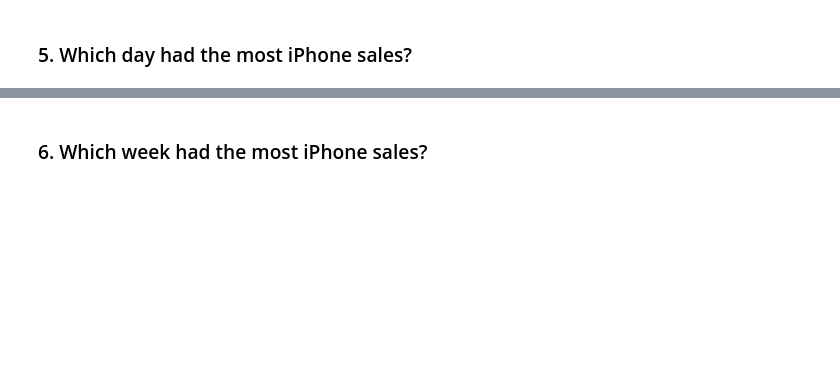
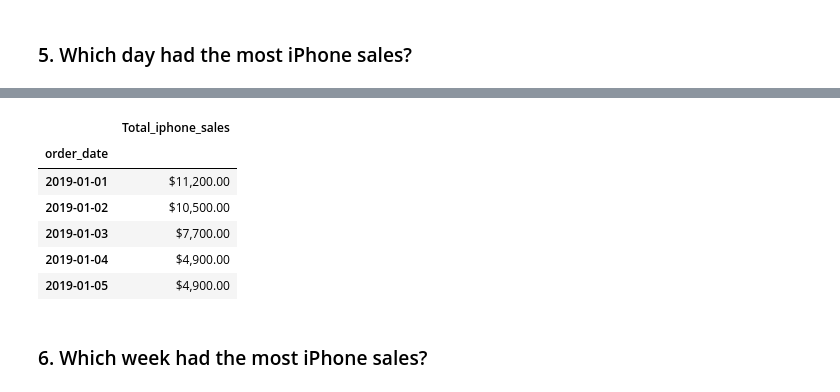
Before and after one commit to kidushaftom/athletic-sales-analysis, a Jupyter notebook: sales_data_starter_code.ipynb, the cells around one changed output, grey strips where cells are left out. Cells and saved outputs as stored; diff of their text form; code cells hidden in the pictures; blank space fills up the shorter version.

```diff
--- a/sales_data_starter_code.ipynb
+++ b/sales_data_starter_code.ipynb
@@ -260,12 +441,26 @@ sales_iphone_pivot.head()
 # %%
 # Resample the pivot table into daily bins
 daily_iphone_sales = sales_iphone_pivot.resample('D')
 
 # aggrigate to daily sales
-daily_total_sales  = daily_iphone_sales.sum()
+daily_total_sales_iphone  = daily_iphone_sales.sum()
+
+#Sort
+daily_total_sales_iphone.sort_values('Total_iphone_sales',ascending= False)
+
+#Format
+daily_total_sales_iphone['Total_iphone_sales'] = daily_total_sales_iphone['Total_iphone_sales'].map('${:,.2f}'.format)
 
 #top 5
-daily_total_sales.sort_values('Total_sales',ascending= False).head()
+daily_total_sales_iphone.head()
+# %% [output]
+|  | Total_iphone_sales |
+| order_date |  |
+| 2019-01-01 | $11,200.00 |
+| 2019-01-02 | $10,500.00 |
+| 2019-01-03 | $7,700.00 |
+| 2019-01-04 | $4,900.00 |
+| 2019-01-05 | $4,900.00 |
 # %% [markdown]
 ### 6.  Which week had the most iPhone sales?
 # %%
```
Also changed, not shown: parts of 21 cells of this notebook, 1 other file.
